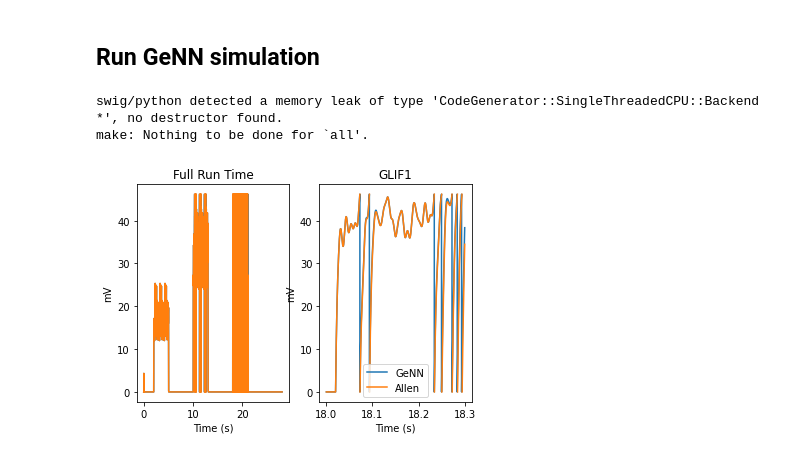
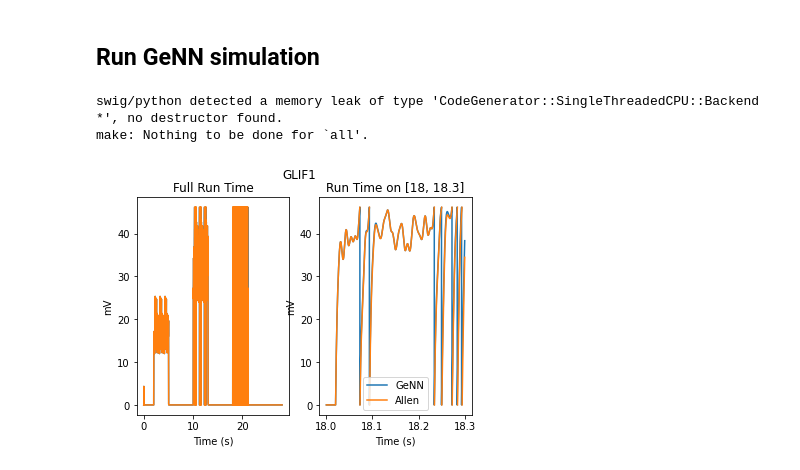
Before and after one commit to williamsnider/v1_project, a Jupyter notebook: compare_GLIF.ipynb, the cells around one changed output. Cells and saved outputs as stored; diff of their text form; code cells hidden in the pictures.

Commit message:
WIP: GLIF2

```diff
--- a/compare_GLIF.ipynb
+++ b/compare_GLIF.ipynb
@@ -224,32 +225,32 @@ for specimen_id in specimen_ids:
         v = np.empty((num_steps, num_neurons))
         v_view = pop1.vars["V"].view
         for i in range(num_steps):
             model.step_time()
             pop1.pull_var_from_device("V")
             v[model.timestep - 1,:]=v_view[:]
 
         # Plot the results
         fig, axs = plt.subplots(1,2)
 
         # Full run
         t = saved_model['time']
         axs[0].plot(t, v[:num_steps,:], label='GeNN')
         axs[0].plot(t, saved_model['voltage']*1e3, label='Allen')
         axs[0].set_xlabel('Time (s)')
         axs[0].set_ylabel('mV')
         axs[0].set_title('Full Run Time')
 
         # Subset of run
         mask = np.logical_and(t>18, t<18.3)
         axs[1].plot(t[mask], v[mask,:], label='GeNN')
         axs[1].plot(t[mask], saved_model['voltage'][mask]*1e3, label='Allen')
         axs[1].set_xlabel('Time (s)')
         axs[1].set_ylabel('mV')
         axs[1].set_title('Run Time on [18, 18.3]')
-        plt.title(GLIF_dict[model_type])
+        plt.suptitle(GLIF_dict[model_type])
         plt.legend()
         plt.show()
 # %% [output]
 swig/python detected a memory leak of type 'CodeGenerator::SingleThreadedCPU::Backend *', no destructor found.
 make: Nothing to be done for `all'.
-[figure, old version]
+[figure, new version]
```
Also changed, not shown: parts of 1 cell of this notebook, 1 other file.
